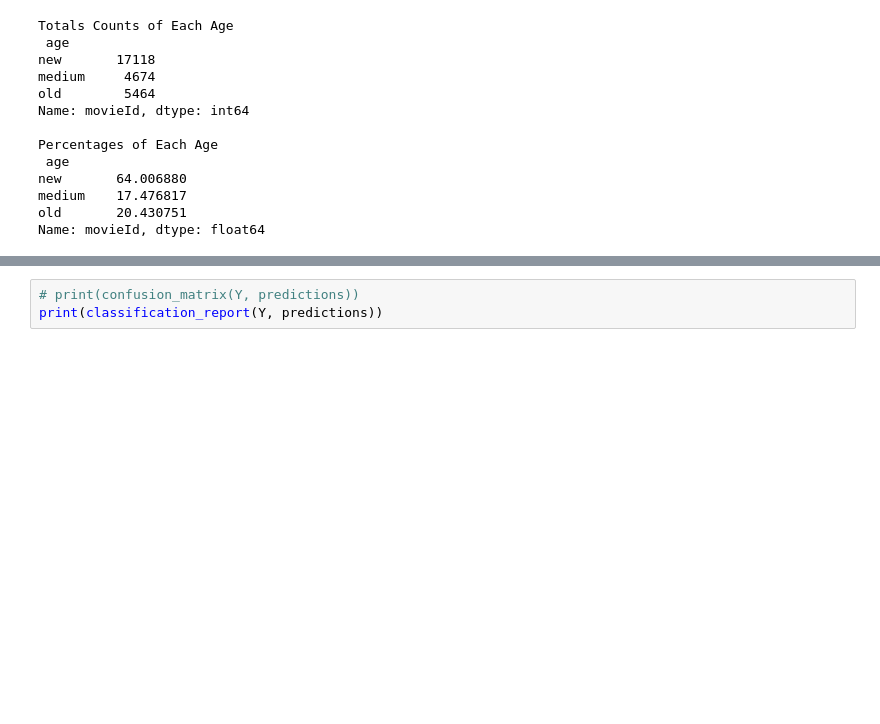
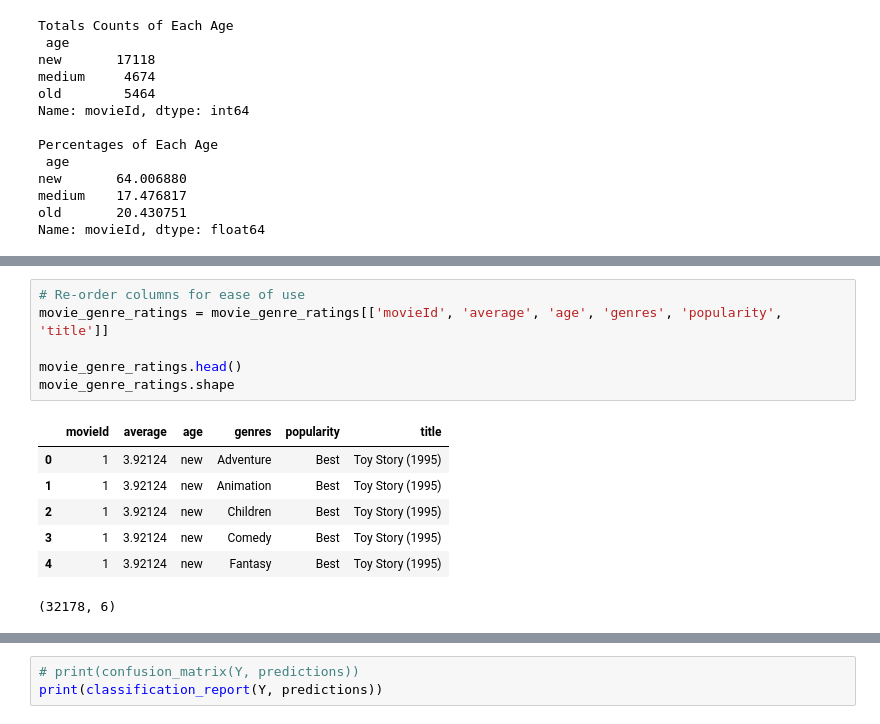
Before and after one commit to michaelegregious/Movie_Ratings, a Jupyter notebook: movie_ratings_by_age.ipynb, the cells around one changed output, grey strips where cells are left out. Saved outputs shown, nothing was run; the diff lists cells and outputs as text; blank space fills up the shorter version.

```diff
--- a/movie_ratings_by_age.ipynb
+++ b/movie_ratings_by_age.ipynb
@@ -355,0 +347,14 @@ movie_genre_ratings.head()
+# %%
+# Re-order columns for ease of use
+movie_genre_ratings = movie_genre_ratings[['movieId', 'average', 'age', 'genres', 'popularity', 'title']]
+
+movie_genre_ratings.head()
+movie_genre_ratings.shape
+# %% [output]
+|  | movieId | average | age | genres | popularity | title |
+| 0 | 1 | 3.92124 | new | Adventure | Best | Toy Story (1995) |
+| 1 | 1 | 3.92124 | new | Animation | Best | Toy Story (1995) |
+| 2 | 1 | 3.92124 | new | Children | Best | Toy Story (1995) |
+| 3 | 1 | 3.92124 | new | Comedy | Best | Toy Story (1995) |
+| 4 | 1 | 3.92124 | new | Fantasy | Best | Toy Story (1995) |
+(32178, 6)
```
Also changed, not shown: parts of 12 cells of this notebook.
